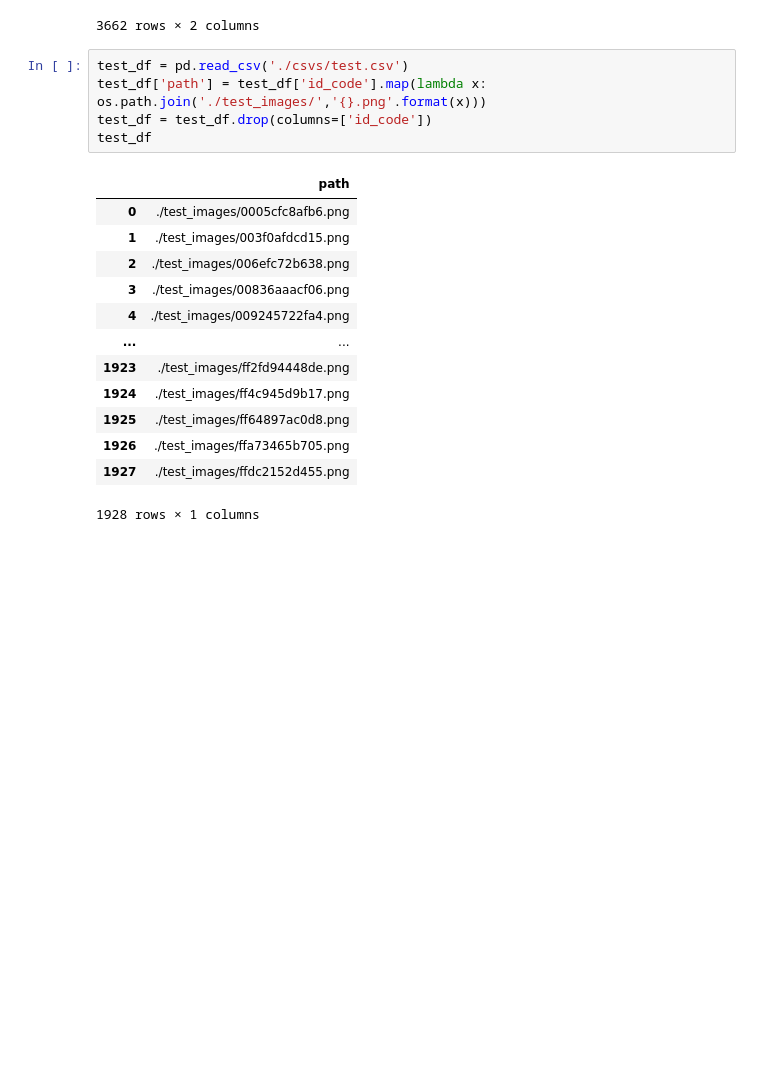
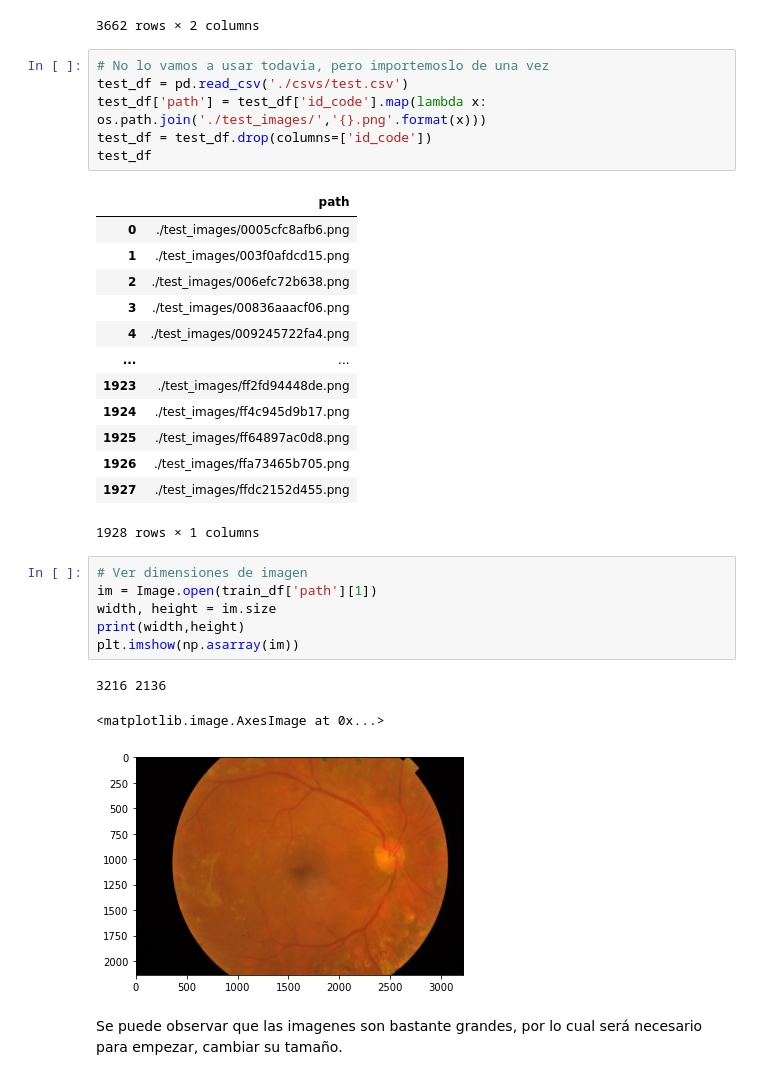
Before and after one commit to Andrea-Arguello/CNN_DR, a Jupyter notebook: Lab3.ipynb, the cells around one changed output. Saved outputs shown, nothing was run; the diff lists cells and outputs as text; blank space fills up the shorter version.

```diff
--- a/Lab3.ipynb
+++ b/Lab3.ipynb
@@ -22,6 +24,7 @@ train_df
 | 3661 | 2 | ./train_images/ffec9a18a3ce.png |
 3662 rows × 2 columns
 # %%
+# No lo vamos a usar todavia, pero importemoslo de una vez
 test_df = pd.read_csv('./csvs/test.csv')
 test_df['path'] = test_df['id_code'].map(lambda x: os.path.join('./test_images/','{}.png'.format(x)))
 test_df = test_df.drop(columns=['id_code'])
@@ -40,3 +43,15 @@ test_df
 | 1926 | ./test_images/ffa73465b705.png |
 | 1927 | ./test_images/ffdc2152d455.png |
 1928 rows × 1 columns
+# %%
+# Ver dimensiones de imagen
+im = Image.open(train_df['path'][1])
+width, height = im.size
+print(width,height)
+plt.imshow(np.asarray(im))
+# %% [output]
+3216 2136
+<matplotlib.image.AxesImage at 0x...>
+[figure, added]
+# %% [markdown]
+Se puede observar que las imagenes son bastante grandes, por lo cual será necesario para empezar, cambiar su tamaño.
```
Also changed, not shown: parts of 1 cell of this notebook.
